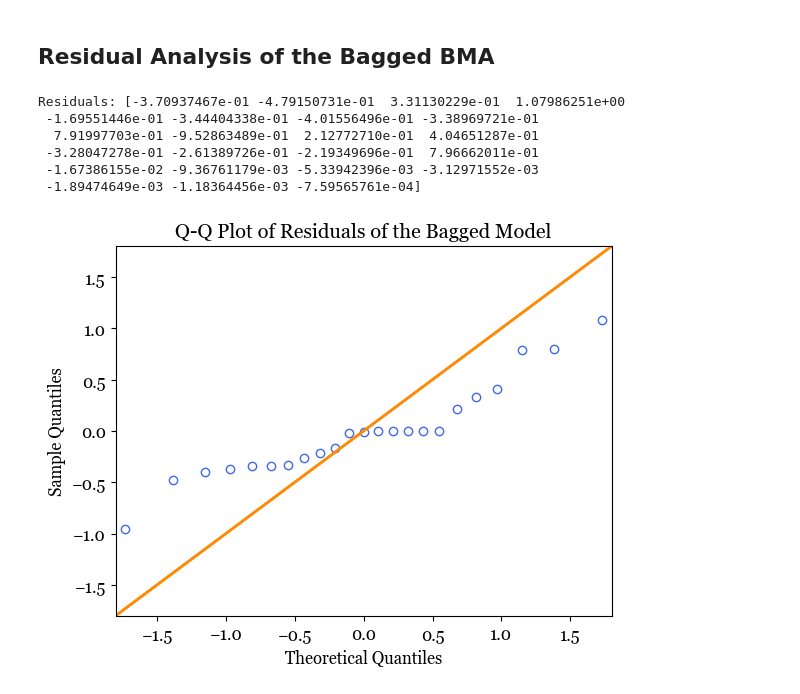
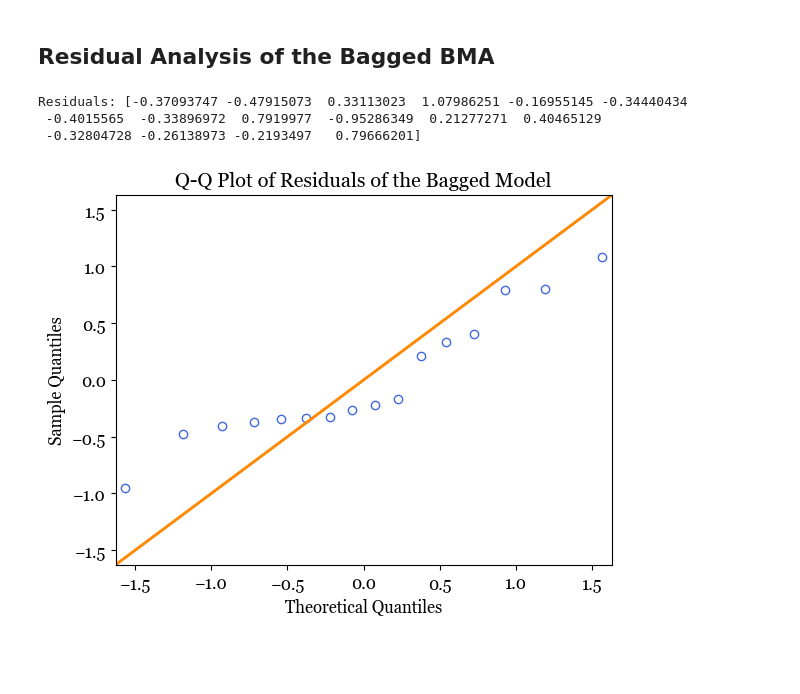
Before and after one commit to AlexFiliakov/bayesian-case-study, a Jupyter notebook: bayesian_case_study.ipynb, the cells around one changed output. Cells and saved outputs as stored; diff of their text form; code cells hidden in the pictures; blank space fills up the shorter version.

Commit message:
q-q plot docs

```diff
--- a/bayesian_case_study.ipynb
+++ b/bayesian_case_study.ipynb
@@ -528,28 +528,28 @@ plt.show()
 # %%
 import statsmodels.api as sm
 
+# This article suggests using x-axis + 1:
+# https://www.r-bloggers.com/2013/09/exploratory-data-analysis-quantile-quantile-plots-for-new-yorks-ozone-pollution-data/
+
 # Calculate the expected frequencies from the model
-expected_frequencies = average_pmf_bma_bs * len(y)
+expected_frequencies = average_pmf_bma_bs[:max(y)+1] * len(y)
 
 # Calculate the empirical probabilities
-observed_frequencies = np.array([emp_probabilities.get(val, 0) for val in x]) * len(y)
+observed_frequencies = np.array([emp_probabilities.get(val, 0) for val in x[:max(y)+1]]) * len(y)
 
 # Calculate the residuals
 residuals = observed_frequencies - expected_frequencies
 
 # Print the residuals
 print("Residuals:", residuals)
 
 # Q-Q plot of the residuals
 fig = sm.qqplot(residuals, line='45', marker='o', markerfacecolor='none', markeredgecolor='#4169E1')
 plt.plot([-3, 3], [-3, 3], color='darkorange', linestyle='-', linewidth=2)  # Add custom diagonal line
 plt.title('Q-Q Plot of Residuals of the Bagged Model')
 plt.show()
 # %% [output]
-Residuals: [-3.70937467e-01 -4.79150731e-01  3.31130229e-01  1.07986251e+00
- -1.69551446e-01 -3.44404338e-01 -4.01556496e-01 -3.38969721e-01
-  7.91997703e-01 -9.52863489e-01  2.12772710e-01  4.04651287e-01
- -3.28047278e-01 -2.61389726e-01 -2.19349696e-01  7.96662011e-01
- -1.67386155e-02 -9.36761179e-03 -5.33942396e-03 -3.12971552e-03
- -1.89474649e-03 -1.18364456e-03 -7.59565761e-04]
+Residuals: [-0.37093747 -0.47915073  0.33113023  1.07986251 -0.16955145 -0.34440434
+ -0.4015565  -0.33896972  0.7919977  -0.95286349  0.21277271  0.40465129
+ -0.32804728 -0.26138973 -0.2193497   0.79666201]
-[figure, old version]
+[figure, new version]
```
